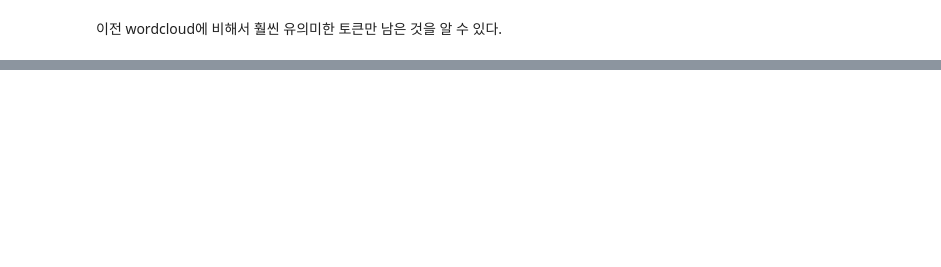
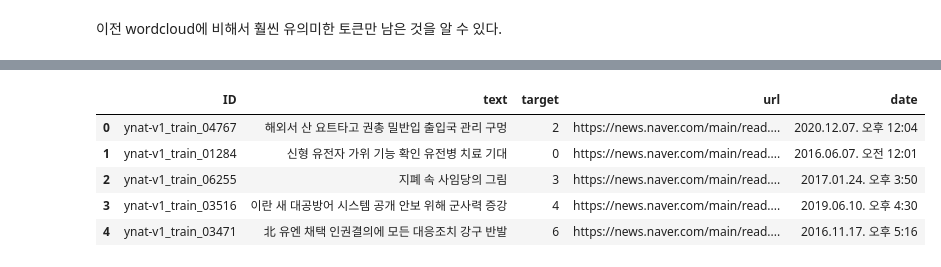
Before and after one commit to boostcampaitech6/level2-nlp-datacentric-nlp-06, a Jupyter notebook: data_preprocessing/stopwords.ipynb, the cells around one changed output, grey strips where cells are left out. Saved outputs shown, nothing was run; the diff lists cells and outputs as text; code cells hidden in the pictures; blank space fills up the shorter version.

```diff
--- a/data_preprocessing/stopwords.ipynb
+++ b/data_preprocessing/stopwords.ipynb
@@ -89,15 +89,15 @@ def clean_etc_reg_ex(text):
     """
         정규식을 통해 기타 공백과 기호, 숫자등을 제거
     """
-    text = re.sub(r'[@%\\*=()/~#&\+á?\xc3\xa1\-\|\.\:\;\!\-\,\_\~\$\'\"]', '', text) #remove punctuation
-    text = re.sub(r'[∼%①②⑤⑪…→·]', '', text)
-    text = re.sub(r'\d+', '', text) #remove number
-    text = re.sub(r'\s+', ' ', text) #remove extra space
+    text = re.sub(r'[@%\\*=()/~#&\+á?\xc3\xa1\-\|\.\:\;\!\-\,\_\~\$\'\"]', ' ', text) #remove punctuation
+    text = re.sub(r'[∼%①②⑤⑪…→·]', ' ', text)
+    text = re.sub(r'\d+', ' ', text) #remove number
     text = re.sub(r'<[^>]+>','',text) #remove Html tags
+
     text = re.sub(r'\s+', ' ', text) #remove spaces
     text = re.sub(r"^\s+", '', text) #remove space from start
     text = re.sub(r'\s+$', '', text) #remove space from the end
-    text = re.sub("[一-龥]",'', text)
+    # text = re.sub("[一-龥]",'', text) # 한자 전처리 안함
     return text
 
 def clean_with_pos(text):
@@ -203,0 +239,9 @@ plt.show()
+# %%
+train_split.head()
+# %% [output]
+|  | ID | text | target | url | date |
+| 0 | ynat-v1_train_04767 | 해외서 산 요트타고 권총 밀반입 출입국 관리 구멍 | 2 | https://news.naver.com/main/read.... | 2020.12.07. 오후 12:04 |
+| 1 | ynat-v1_train_01284 | 신형 유전자 가위 기능 확인 유전병 치료 기대 | 0 | https://news.naver.com/main/read.... | 2016.06.07. 오전 12:01 |
+| 2 | ynat-v1_train_06255 | 지폐 속 사임당의 그림 | 3 | https://news.naver.com/main/read.... | 2017.01.24. 오후 3:50 |
+| 3 | ynat-v1_train_03516 | 이란 새 대공방어 시스템 공개 안보 위해 군사력 증강 | 4 | https://news.naver.com/main/read.... | 2019.06.10. 오후 4:30 |
+| 4 | ynat-v1_train_03471 | 北 유엔 채택 인권결의에 모든 대응조치 강구 반발 | 6 | https://news.naver.com/main/read.... | 2016.11.17. 오후 5:16 |
```
Also changed, not shown: parts of 20 cells of this notebook.
